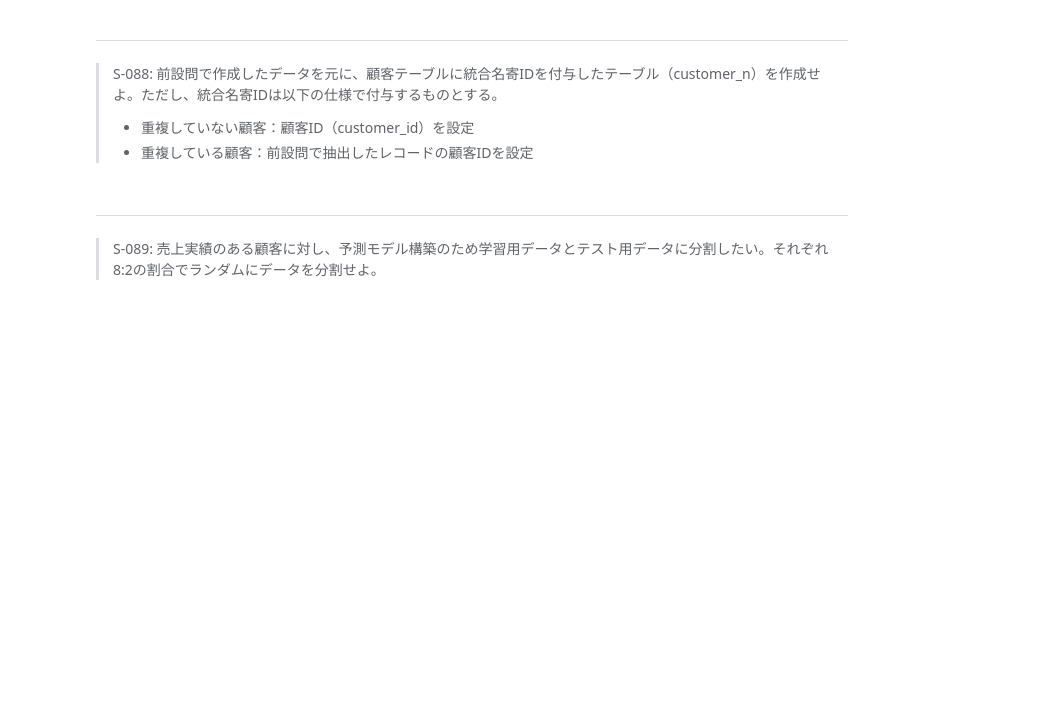
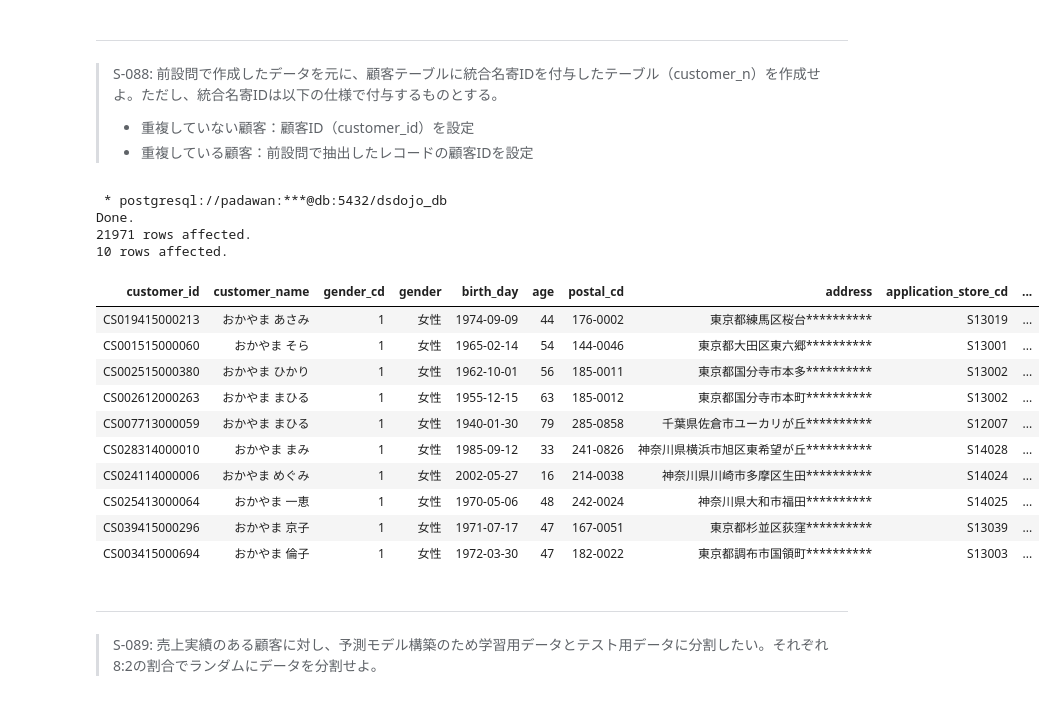
Before and after one commit to kouta0530/jupyter, a Jupyter notebook: practice/100knocks-preprocess/docker/work/preprocess_knock_SQL.ipynb, the cells around one changed output. Cells and saved outputs as stored; diff of their text form; code cells hidden in the pictures; blank space fills up the shorter version.

```diff
--- a/practice/100knocks-preprocess/docker/work/preprocess_knock_SQL.ipynb
+++ b/practice/100knocks-preprocess/docker/work/preprocess_knock_SQL.ipynb
@@ -2508,3 +2506,34 @@ Done.
+# %%
+%%sql
+DROP TABLE IF EXISTS customer_n;
+CREATE TABLE customer_n AS
+    SELECT
+        c.*,
+        uc.customer_id as integration_id
+    FROM customer c
+    JOIN customer_u uc
+    ON
+        uc.customer_name = c.customer_name
+        AND
+        uc.postal_cd = c.postal_cd
+;
+SELECT * FROM customer_n LIMIT 10
+# %% [output]
+ * postgresql://padawan:***@db:5432/dsdojo_db
+Done.
+21971 rows affected.
+10 rows affected.
+| customer_id | customer_name | gender_cd | gender | birth_day | age | postal_cd | address | application_store_cd | ... |
+| CS019415000213 | おかやま あさみ | 1 | 女性 | 1974-09-09 | 44 | 176-0002 | 東京都練馬区桜台********** | S13019 | ... |
+| CS001515000060 | おかやま そら | 1 | 女性 | 1965-02-14 | 54 | 144-0046 | 東京都大田区東六郷********** | S13001 | ... |
+| CS002515000380 | おかやま ひかり | 1 | 女性 | 1962-10-01 | 56 | 185-0011 | 東京都国分寺市本多********** | S13002 | ... |
+| CS002612000263 | おかやま まひる | 1 | 女性 | 1955-12-15 | 63 | 185-0012 | 東京都国分寺市本町********** | S13002 | ... |
+| CS007713000059 | おかやま まひる | 1 | 女性 | 1940-01-30 | 79 | 285-0858 | 千葉県佐倉市ユーカリが丘********** | S12007 | ... |
+| CS028314000010 | おかやま まみ | 1 | 女性 | 1985-09-12 | 33 | 241-0826 | 神奈川県横浜市旭区東希望が丘********** | S14028 | ... |
+| CS024114000006 | おかやま めぐみ | 1 | 女性 | 2002-05-27 | 16 | 214-0038 | 神奈川県川崎市多摩区生田********** | S14024 | ... |
+| CS025413000064 | おかやま 一恵 | 1 | 女性 | 1970-05-06 | 48 | 242-0024 | 神奈川県大和市福田********** | S14025 | ... |
+| CS039415000296 | おかやま 京子 | 1 | 女性 | 1971-07-17 | 47 | 167-0051 | 東京都杉並区荻窪********** | S13039 | ... |
+| CS003415000694 | おかやま 倫子 | 1 | 女性 | 1972-03-30 | 47 | 182-0022 | 東京都調布市国領町********** | S13003 | ... |
 # %% [markdown]
 ---
 > S-089: 売上実績のある顧客に対し、予測モデル構築のため学習用データとテスト用データに分割したい。それぞれ8:2の割合でランダムにデータを分割せよ。
```
Also changed, not shown: parts of 1 cell of this notebook.
